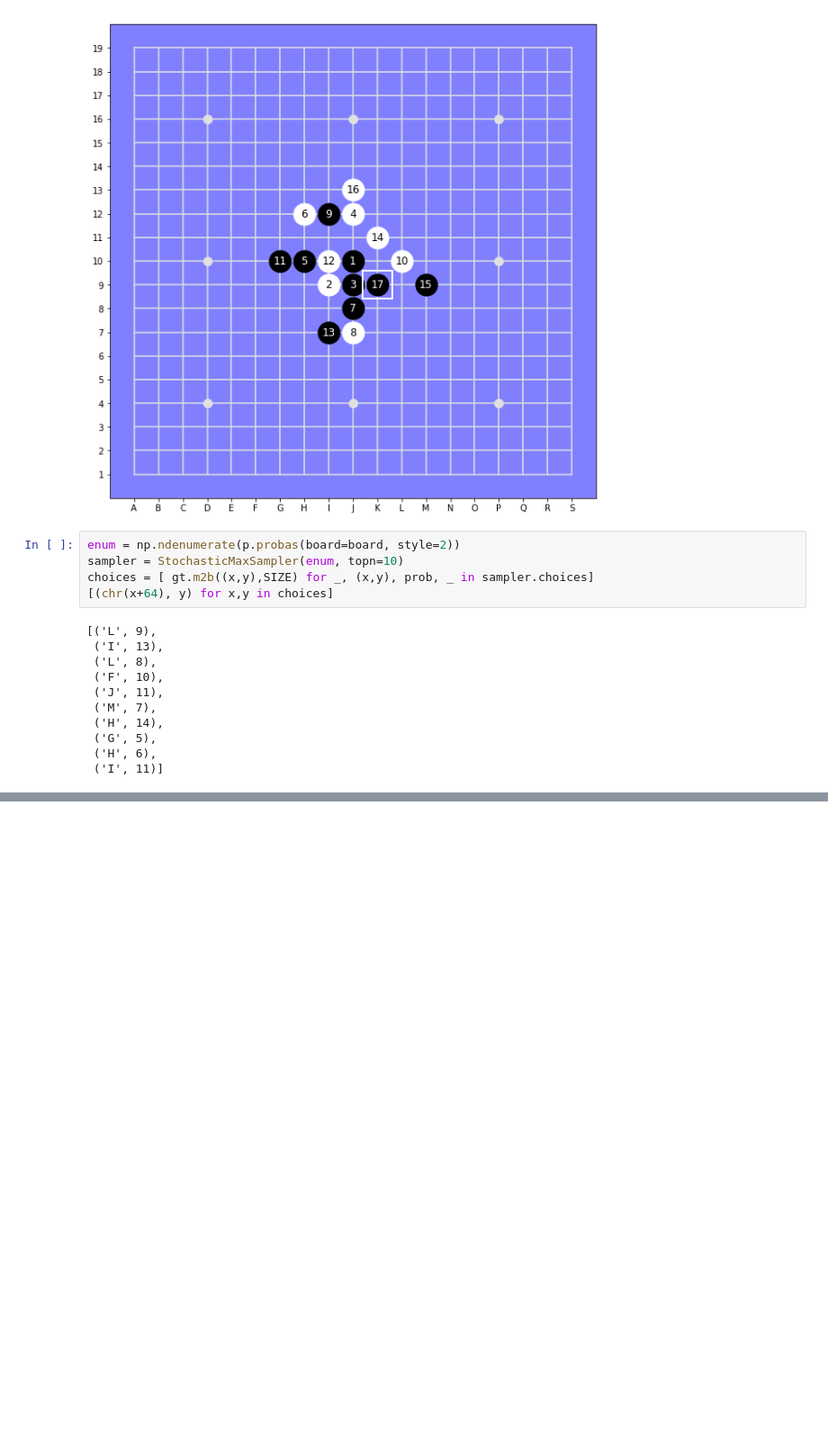
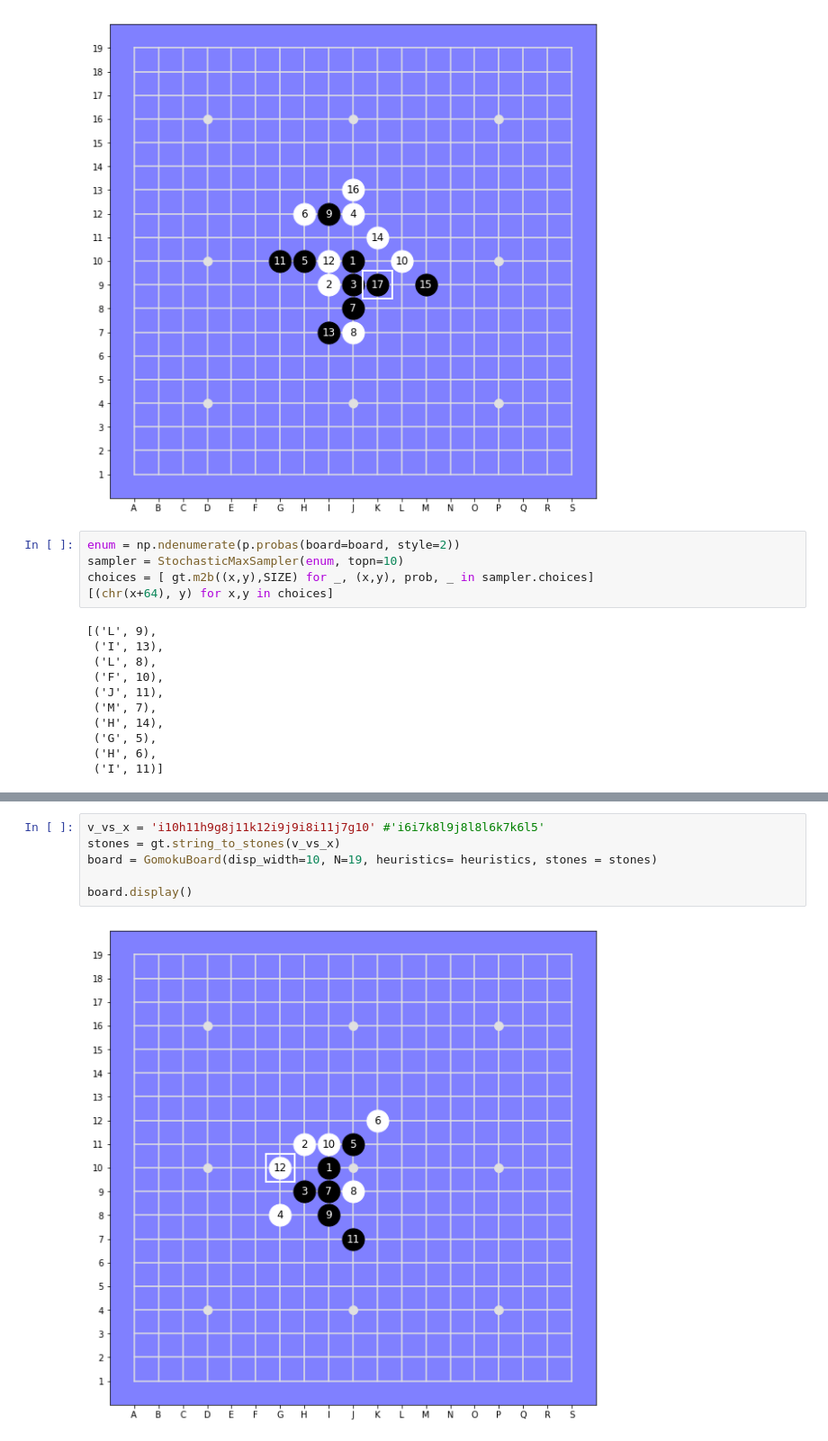
Before and after one commit to smurve/DeepGomoku, a Jupyter notebook: ValueBackProp.ipynb, the cells around one changed output, grey strips where cells are left out. Shown at 90% size. Saved outputs shown, nothing was run; the diff lists cells and outputs as text; blank space fills up the shorter version.

```diff
--- a/ValueBackProp.ipynb
+++ b/ValueBackProp.ipynb
@@ -226,0 +180,8 @@ Pursuing winning threat sequence: (I, 13)
+# %%
+v_vs_x = 'i10h11h9g8j11k12i9j9i8i11j7g10' #'i6i7k8l9j8l8l6k7k6l5'
+stones = gt.string_to_stones(v_vs_x)
+board = GomokuBoard(disp_width=10, N=19, heuristics= heuristics, stones = stones)
+
+board.display()
+# %% [output]
+[figure, added]
```
Also changed, not shown: parts of 39 cells of this notebook, 15 other files.
